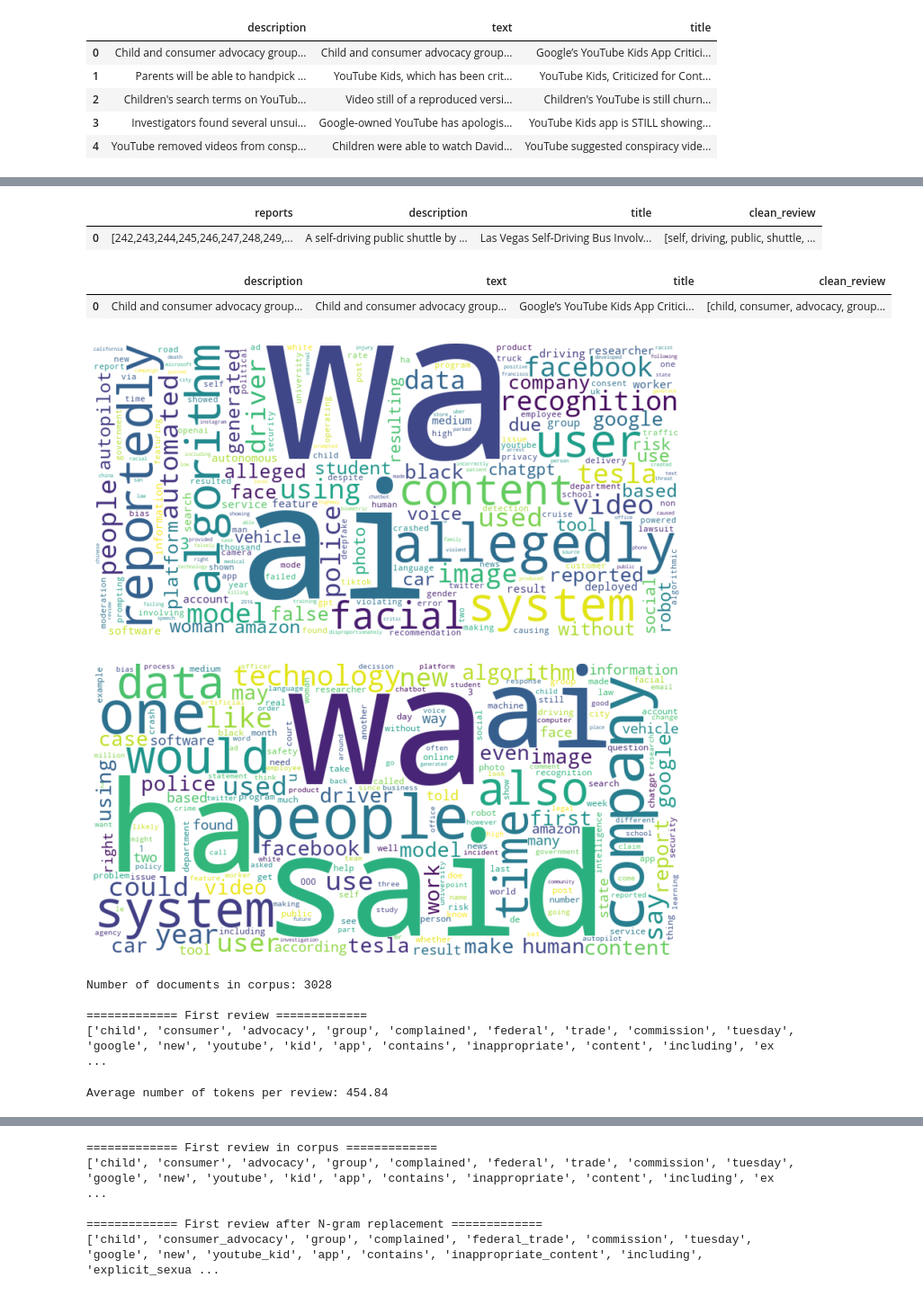
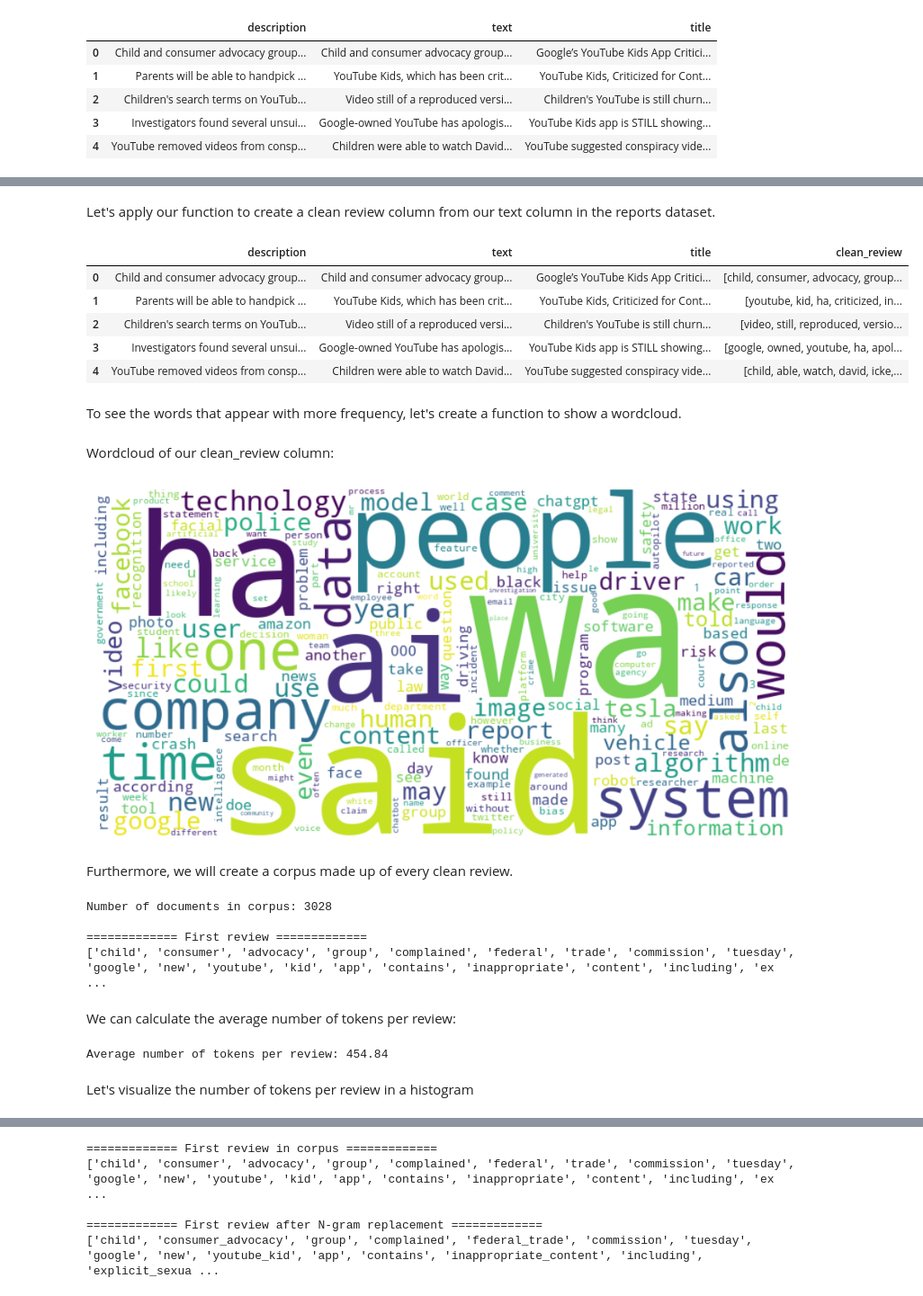
Before and after one commit to oscar-02-5/Taxonomy_Classification_AI_Incidents, a Jupyter notebook: Taxonomies_NLP.ipynb, the cells around one changed output, grey strips where cells are left out. Shown: that part at 90% size. Drawn from its saved outputs; the diff is of its cells as text; code cells hidden in the pictures.

```diff
--- a/Taxonomies_NLP.ipynb
+++ b/Taxonomies_NLP.ipynb
@@ -7,5 +14,5 @@
 # %%
 import pandas as pd
 
-reports = pd.read_csv("C:/Users/34649/Desktop/UNIVERSIDAD/CUARTO/Taxonomy Classification of AI Incidents/backup-20230925101051/mongodump/reports.csv")
-incidents = pd.read_csv("C:/Users/34649/Desktop/UNIVERSIDAD/CUARTO/Taxonomy Classification of AI Incidents/backup-20230925101051/mongodump/incidents.csv")
+reports = pd.read_csv("drive/My Drive/Taxonomy Classification of AI Incidents/mongodump/reports.csv")
+incidents = pd.read_csv("drive/My Drive/Taxonomy Classification of AI Incidents/mongodump/incidents.csv")
@@ -113,24 +143,23 @@ def prepare_data(text):
     clean_review = [token for token in lemmatized_review if token not in stopwords_en]
 
     return clean_review
+# %% [markdown]
+Let's apply our function to create a clean review column from our text column in the reports dataset.
 # %%
 # We use the function above to create a clean review column of the prepared data
-incidents['clean_review'] = incidents['description'].apply(prepare_data)
+reports['clean_review'] = reports['text'].apply(prepare_data)
 
 #Let's visualize the new column 'clean_review'
-incidents.head(1)
+reports.head(5)
 # %% [output]
-|  | reports | description | title | clean_review |
-| 0 | [242,243,244,245,246,247,248,249,... | A self-driving public shuttle by ... | Las Vegas Self-Driving Bus Involv... | [self, driving, public, shuttle, ... |
+|  | description | text | title | clean_review |
+| 0 | Child and consumer advocacy group... | Child and consumer advocacy group... | Google’s YouTube Kids App Critici... | [child, consumer, advocacy, group... |
+| 1 | Parents will be able to handpick ... | YouTube Kids, which has been crit... | YouTube Kids, Criticized for Cont... | [youtube, kid, ha, criticized, in... |
+| 2 | Children's search terms on YouTub... | Video still of a reproduced versi... | Children's YouTube is still churn... | [video, still, reproduced, versio... |
+| 3 | Investigators found several unsui... | Google-owned YouTube has apologis... | YouTube Kids app is STILL showing... | [google, owned, youtube, ha, apol... |
+| 4 | YouTube removed videos from consp... | Children were able to watch David... | YouTube suggested conspiracy vide... | [child, able, watch, david, icke,... |
-# %%
-# We use the function above to create a clean review column of the prepared data
-reports['clean_review'] = reports['text'].apply(prepare_data)
-
-#Let's visualize the new column 'clean_review'
-reports.head(1)
-# %% [output]
-|  | description | text | title | clean_review |
-| 0 | Child and consumer advocacy group... | Child and consumer advocacy group... | Google’s YouTube Kids App Critici... | [child, consumer, advocacy, group... |
+# %% [markdown]
+To see the words that appear with more frequency, let's create a function to show a wordcloud.
 # %%
 from collections import Counter
 from wordcloud import WordCloud
@@ -155,12 +184,12 @@ def visualize_clean_review(data):
     plt.imshow(wc, interpolation="bilinear")
     plt.axis("off")
     plt.show()
-# %%
-visualize_clean_review(incidents)
-# %% [output]
-[figure, removed]
+# %% [markdown]
+Wordcloud of our clean_review column:
 # %%
 visualize_clean_review(reports)
 # %% [output]
-[figure, old version]
+[figure, new version]
+# %% [markdown]
+Furthermore, we will create a corpus made up of every clean review.
 # %%
@@ -178,6 +205,8 @@ Number of documents in corpus: 3028
 
 ============= First review =============
 ['child', 'consumer', 'advocacy', 'group', 'complained', 'federal', 'trade', 'commission', 'tuesday', 'google', 'new', 'youtube', 'kid', 'app', 'contains', 'inappropriate', 'content', 'including', 'ex ...
+# %% [markdown]
+We can calculate the average number of tokens per review:
 # %%
 import numpy as np
 
@@ -186,6 +215,8 @@ avg_tokens_per_review = np.mean([len(review) for review in corpus])
 print(f"Average number of tokens per review: {avg_tokens_per_review:.2f}")
 # %% [output]
 Average number of tokens per review: 454.84
+# %% [markdown]
+Let's visualize the number of tokens per review in a histogram
 # %%
 # Plot the histogram of the number of tokens per review
 plt.hist([len(review) for review in corpus], bins=50)
```
Also changed, not shown: parts of 45 cells of this notebook.
